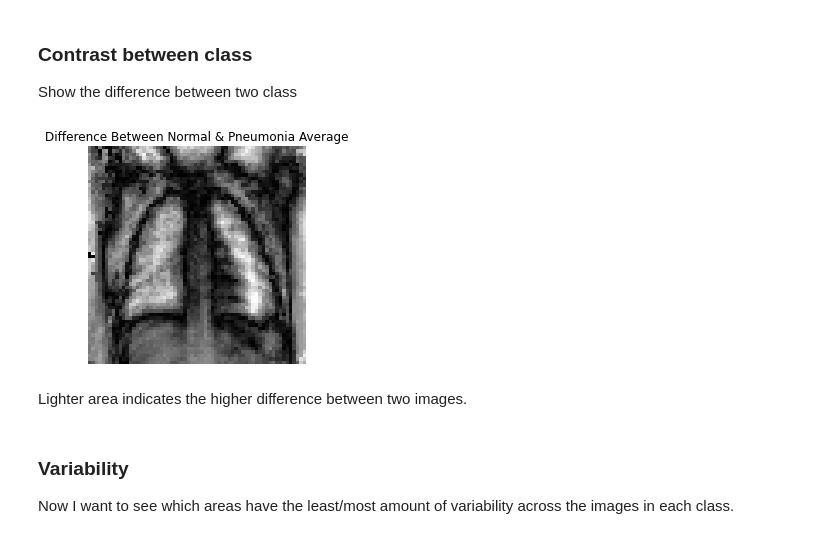
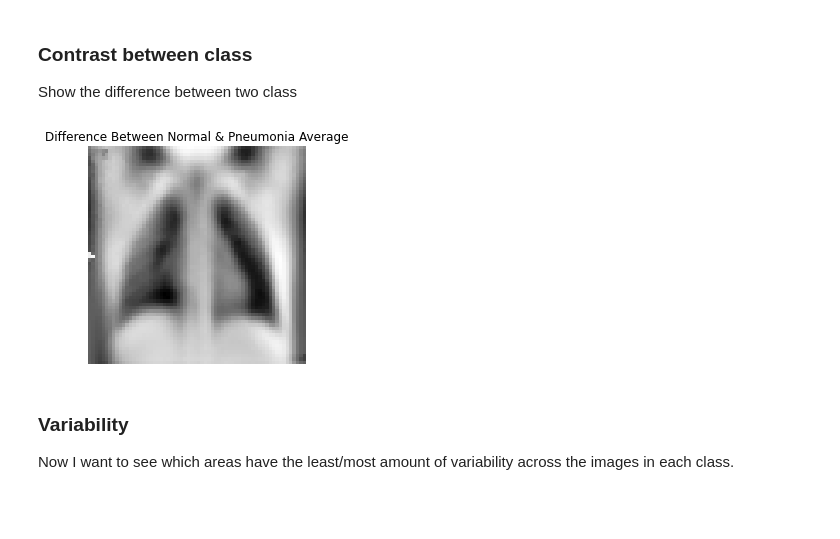
Before and after one commit to stereopickle/pneumonia_img_classification, a Jupyter notebook: 010.EDA.ipynb, the cells around one changed output. Saved outputs shown, nothing was run; the diff lists cells and outputs as text; code cells hidden in the pictures; blank space fills up the shorter version.

```diff
--- a/010.EDA.ipynb
+++ b/010.EDA.ipynb
@@ -125,15 +127,13 @@ The average images clearly show the cloud on pneumonia X-rays making it difficul
 ### Contrast between class
 Show the difference between two class
 # %%
-contrast_mean = abs(norm_mean - pneu_mean)
+contrast_mean = norm_mean - pneu_mean
 plt.imshow(contrast_mean[0], cmap='Greys_r')
 plt.title(f'Difference Between Normal & Pneumonia Average')
 plt.axis('off')
 plt.show()
 # %% [output]
-[figure, old version]
+[figure, new version]
-# %% [markdown]
-Lighter area indicates the higher difference between two images.
 # %% [markdown]
 ### Variability
 Now I want to see which areas have the least/most amount of variability across the images in each class.
```
Also changed, not shown: parts of 9 cells of this notebook.
